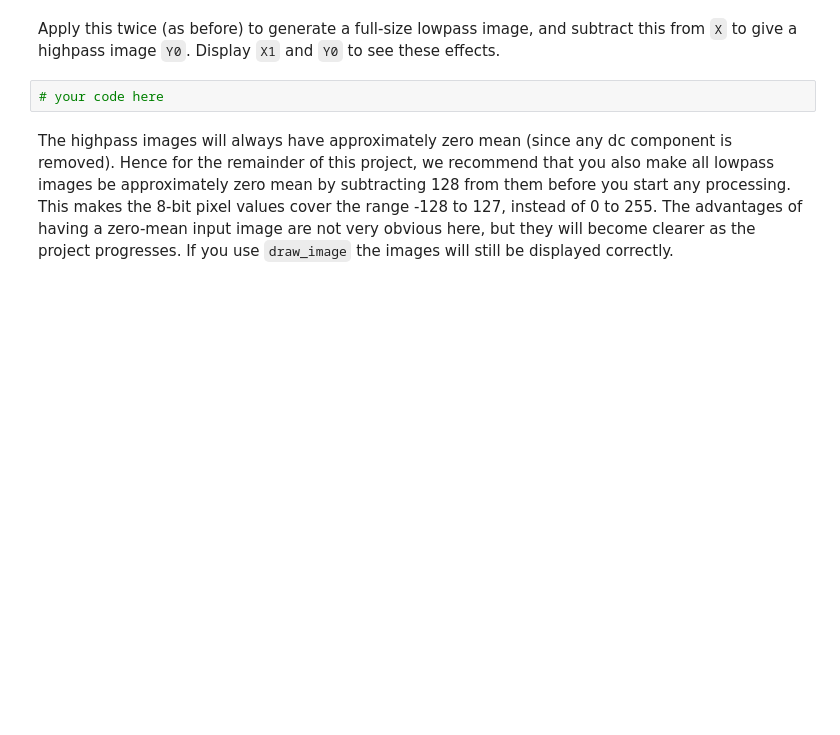
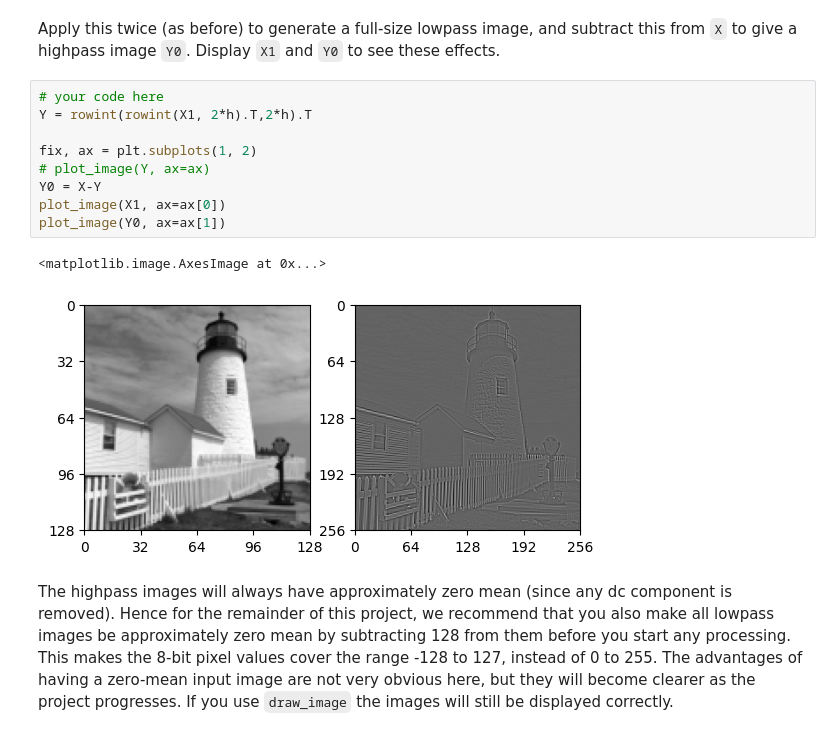
Before and after one commit to Yasaswi-Malladi/SF2-IIA-Project, a Jupyter notebook: 6-laplacian-pyramid.ipynb, the cells around one changed output. Drawn from its saved outputs; the diff is of its cells as text; blank space fills up the shorter version.

```diff
--- a/6-laplacian-pyramid.ipynb
+++ b/6-laplacian-pyramid.ipynb
@@ -64,8 +65,18 @@ from cued_sf2_lab.laplacian_pyramid import rowint
 Apply this twice (as before) to generate
 a full-size lowpass image, and subtract this from `X` to
 give a highpass image `Y0`. Display `X1` and `Y0` to see these effects.
-# %%
-# your code here
+# %%
+# your code here
+Y = rowint(rowint(X1, 2*h).T,2*h).T
+
+fix, ax = plt.subplots(1, 2)
+# plot_image(Y, ax=ax)
+Y0 = X-Y
+plot_image(X1, ax=ax[0])
+plot_image(Y0, ax=ax[1])
+# %% [output]
+<matplotlib.image.AxesImage at 0x...>
+[figure, added]
 # %% [markdown]
 The highpass images will
 always have approximately zero mean (since any dc component is
```
Also changed, not shown: parts of 19 cells of this notebook, 2 other files.
